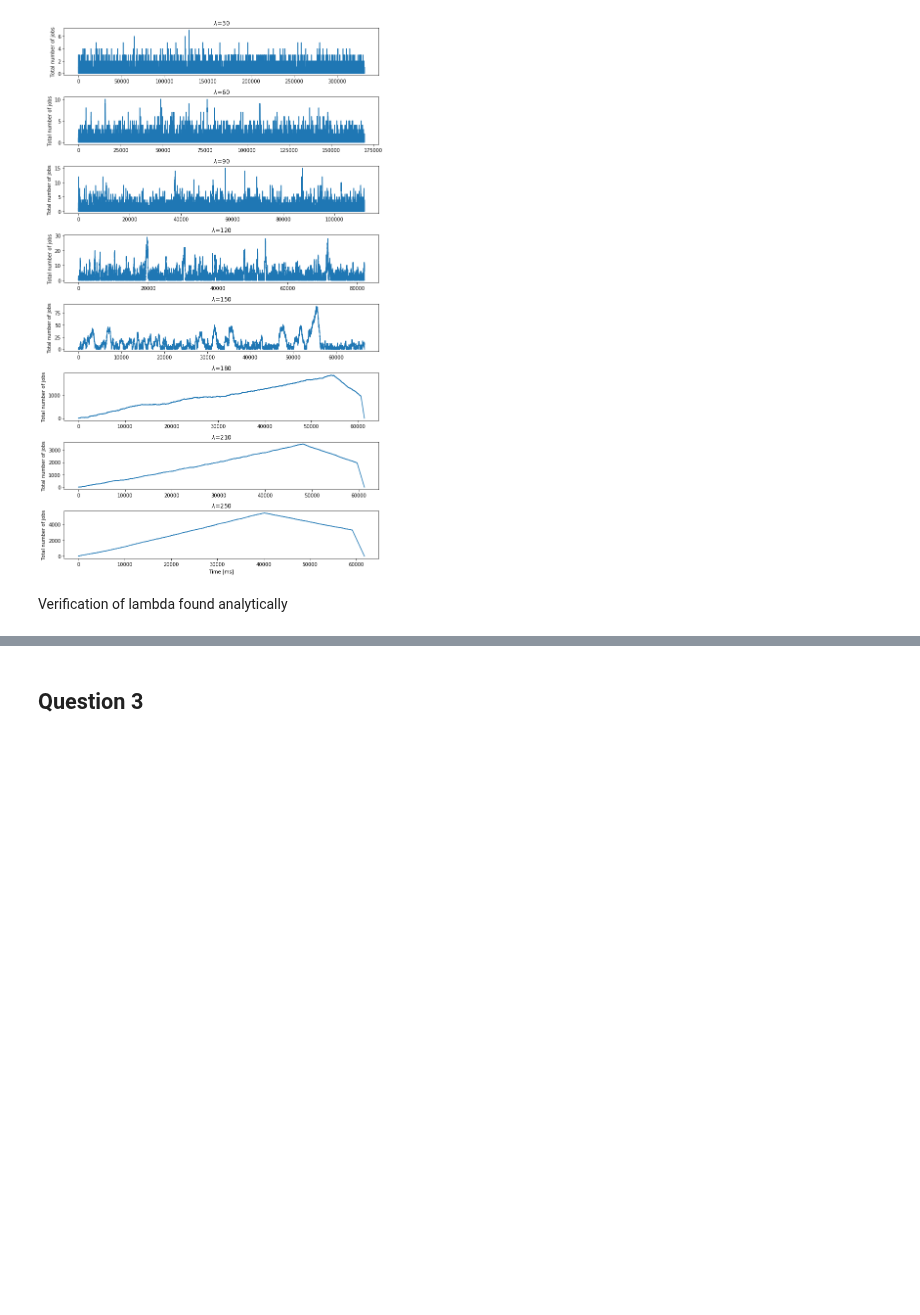
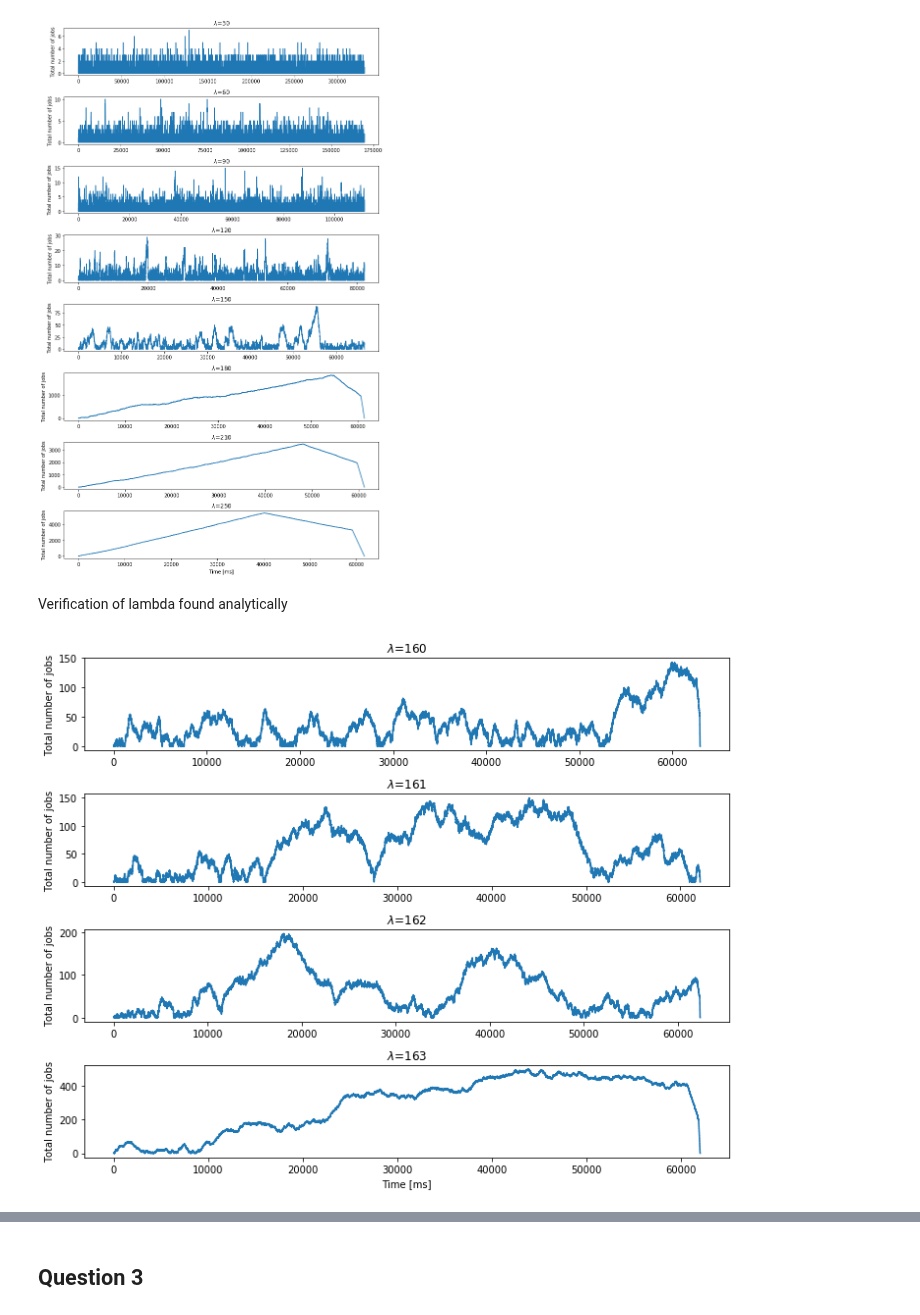
Before and after one commit to joelmfonseca/COM-503, a Jupyter notebook: hw3/hw3.ipynb, the cells around one changed output, grey strips where cells are left out. Drawn from its saved outputs; the diff is of its cells as text; code cells hidden in the pictures; blank space fills up the shorter version.

```diff
--- a/hw3/hw3.ipynb
+++ b/hw3/hw3.ipynb
@@ -141,4 +142,29 @@ def plot_total_num_jobs(lambda_, n=0):
 
     plt.tight_layout()
     plt.savefig(name, dpi=300)
+# %%
+lambdas_to_check = [160, 161, 162, 163]
+
+num_lambdas = len(lambdas_to_check)
+
+fig, ax = plt.subplots(num_lambdas, 1, figsize=(10,2*num_lambdas))
+
+plt.subplots_adjust(hspace = 0.5)
+for i, lambda_ in tqdm(enumerate(lambdas_to_check), total=num_lambdas):
+
+    server = Server(max_req=MAX_REQ, arrival_rate=lambda_/1000)
+    _, _, _, _, buffer, _, _ = server.run()
+
+    x, y = list(zip(*buffer))
+
+    ax[i].step(x, y)
+    ax[i].set_title(r"$\lambda$=" + str(lambda_))
+    ax[i].set_ylabel("Total number of jobs")
+
+ax[-1].set_xlabel("Time [ms]")
+plt.tight_layout()
+#plt.savefig('q2_lambdas_check.png', dpi=300)
+plt.show()
+# %% [output]
+[figure, added]
 # %%
```
Also changed, not shown: parts of 4 cells of this notebook, 5 other files.
